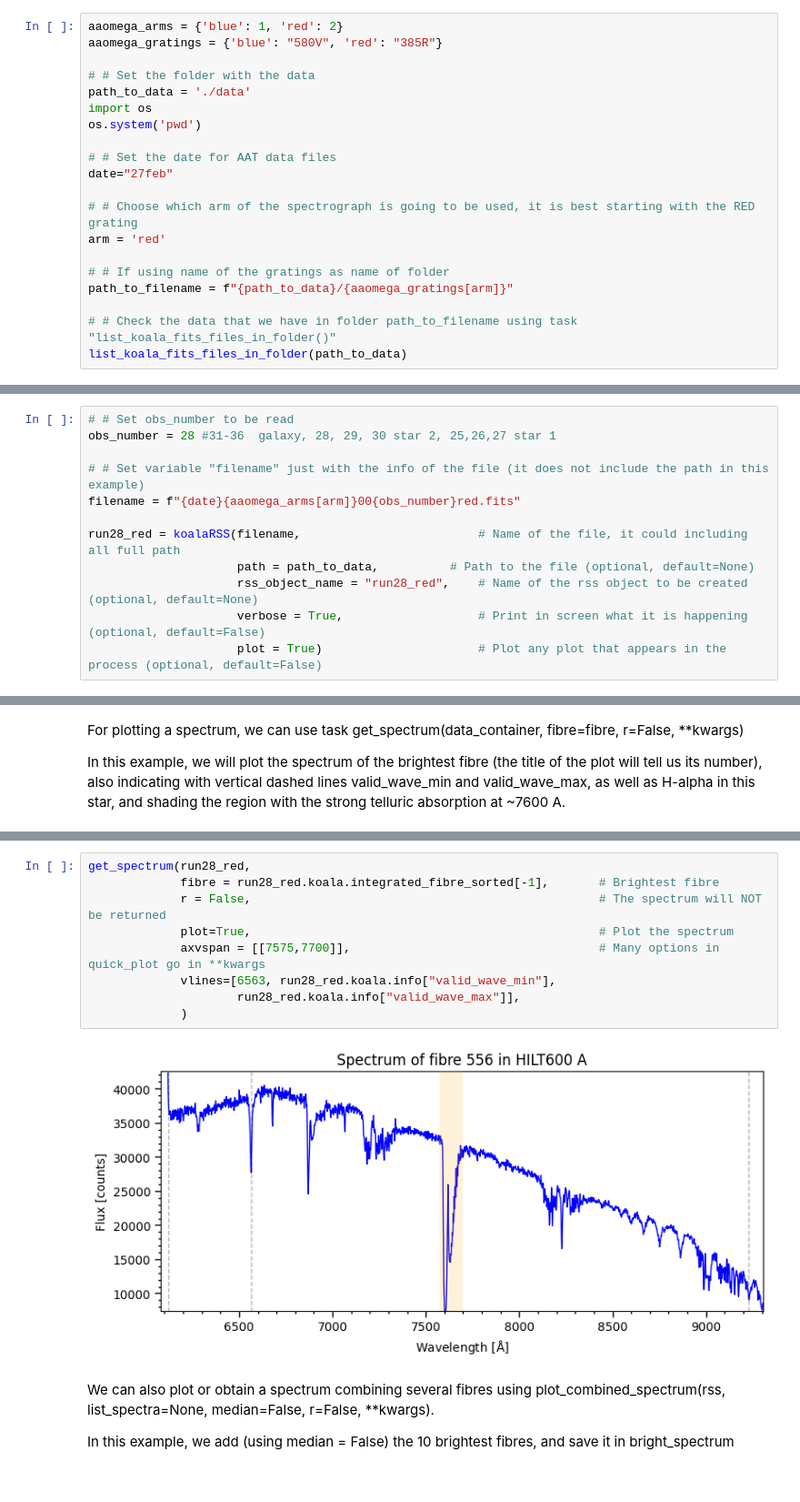
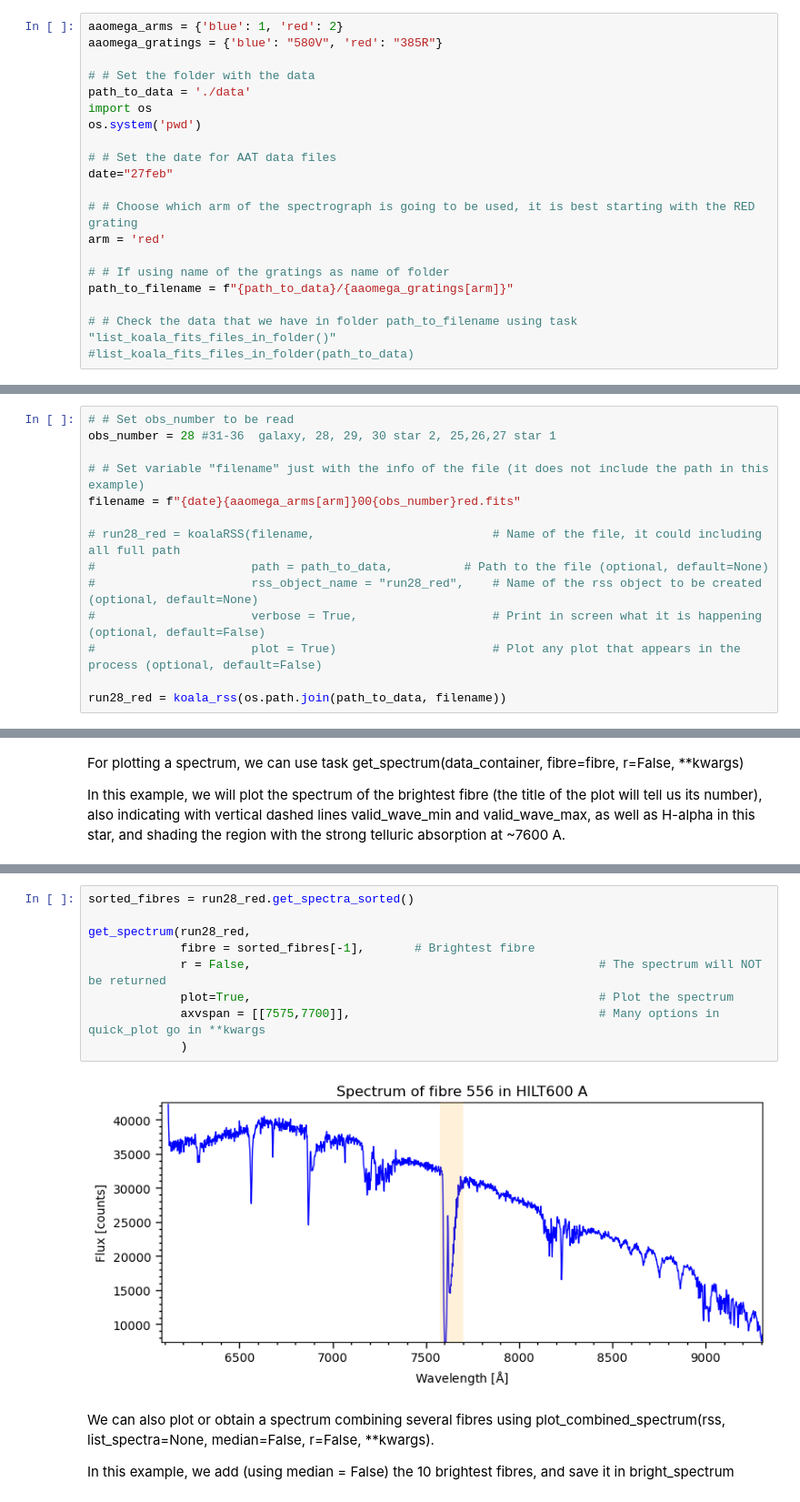
Before and after one commit to pykoala/pykoala, a Jupyter notebook: tutorials/koala_tutorial_1_intro.ipynb, the cells around one changed output, grey strips where cells are left out. Shown at 91% size. Saved outputs shown, nothing was run; the diff lists cells and outputs as text.

```diff
--- a/tutorials/koala_tutorial_1_intro.ipynb
+++ b/tutorials/koala_tutorial_1_intro.ipynb
@@ -48,5 +35,5 @@ arm = 'red'
 path_to_filename = f"{path_to_data}/{aaomega_gratings[arm]}"
 
 # # Check the data that we have in folder path_to_filename using task "list_koala_fits_files_in_folder()"
-list_koala_fits_files_in_folder(path_to_data)
+#list_koala_fits_files_in_folder(path_to_data)
 # %% [output]
@@ -82,9 +49,11 @@ obs_number = 28 #31-36  galaxy, 28, 29, 30 star 2, 25,26,27 star 1
 # # Set variable "filename" just with the info of the file (it does not include the path in this example)
 filename = f"{date}{aaomega_arms[arm]}00{obs_number}red.fits"
 
-run28_red = koalaRSS(filename,                         # Name of the file, it could including all full path
-                     path = path_to_data,          # Path to the file (optional, default=None)
-                     rss_object_name = "run28_red",    # Name of the rss object to be created (optional, default=None)
-                     verbose = True,                   # Print in screen what it is happening (optional, default=False)
-                     plot = True)                      # Plot any plot that appears in the process (optional, default=False)
+# run28_red = koalaRSS(filename,                         # Name of the file, it could including all full path
+#                      path = path_to_data,          # Path to the file (optional, default=None)
+#                      rss_object_name = "run28_red",    # Name of the rss object to be created (optional, default=None)
+#                      verbose = True,                   # Print in screen what it is happening (optional, default=False)
+#                      plot = True)                      # Plot any plot that appears in the process (optional, default=False)
+
+run28_red = koala_rss(os.path.join(path_to_data, filename))
 # %% [output]
@@ -196,14 +158,14 @@ In this example, we will plot the spectrum of the brightest fibre (the title of
 # %%
+sorted_fibres = run28_red.get_spectra_sorted()
+
 get_spectrum(run28_red,
-             fibre = run28_red.koala.integrated_fibre_sorted[-1],       # Brightest fibre
+             fibre = sorted_fibres[-1],       # Brightest fibre
              r = False,                                                 # The spectrum will NOT be returned
              plot=True,                                                 # Plot the spectrum
              axvspan = [[7575,7700]],                                   # Many options in quick_plot go in **kwargs
-             vlines=[6563, run28_red.koala.info["valid_wave_min"],
-                     run28_red.koala.info["valid_wave_max"]],
              )
 # %% [output]
-[figure, old version]
+[figure, new version]
 # %% [markdown]
 We can also plot or obtain a spectrum combining several fibres using plot_combined_spectrum(rss, list_spectra=None, median=False, r=False, **kwargs).
 
```
Also changed, not shown: parts of 24 cells of this notebook.
